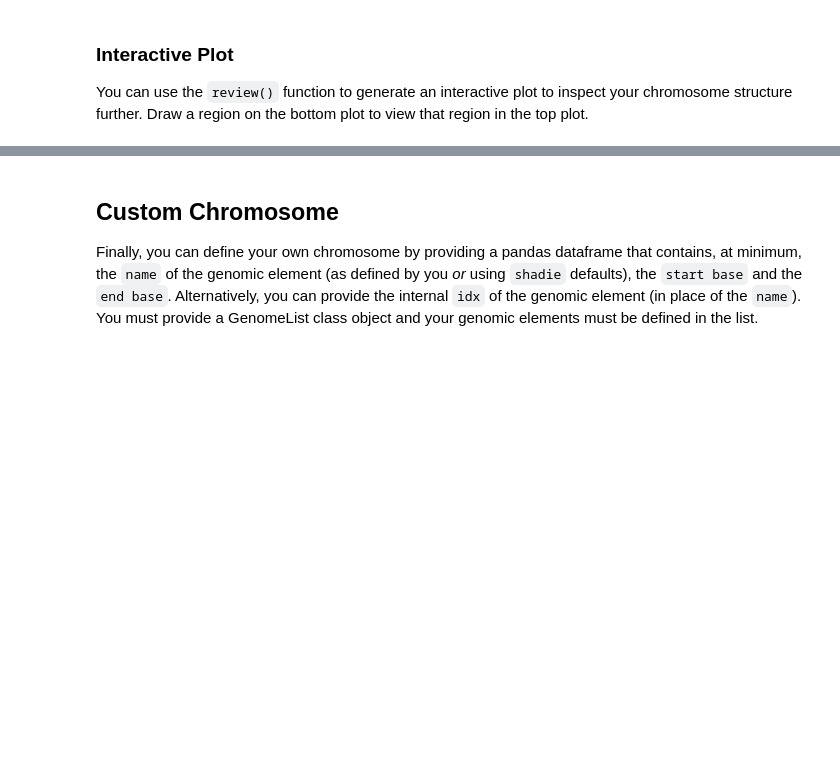
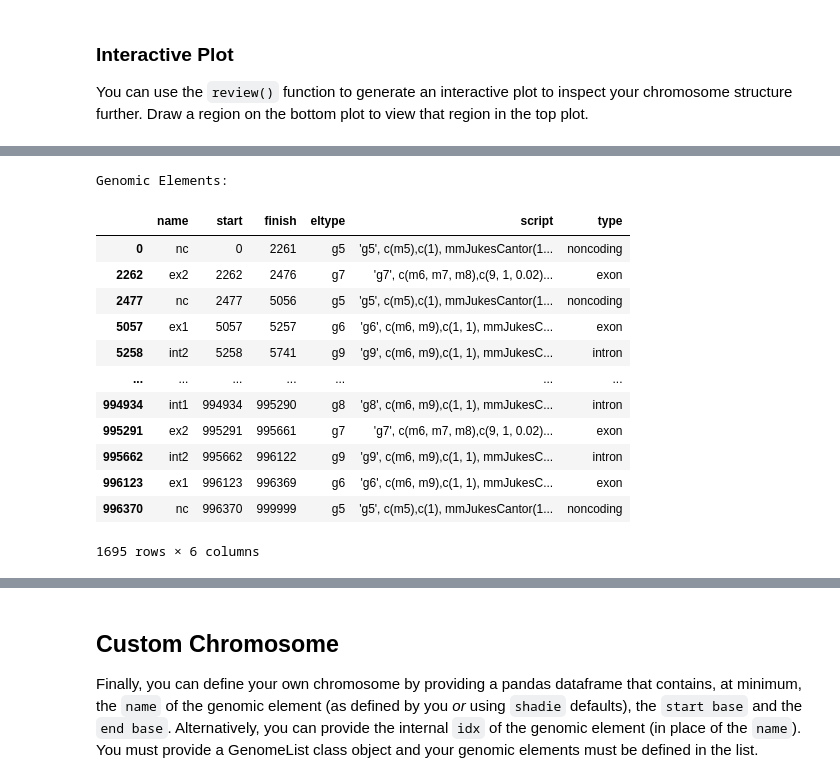
Before and after one commit to elissasoroj/shadie, a Jupyter notebook: shadie/notebooks/2 - Chromosome Tutorial.ipynb, the cells around one changed output, grey strips where cells are left out. Drawn from its saved outputs; the diff is of its cells as text; code cells hidden in the pictures; blank space fills up the shorter version.

```diff
--- a/shadie/notebooks/2 - Chromosome Tutorial.ipynb
+++ b/shadie/notebooks/2 - Chromosome Tutorial.ipynb
@@ -91,0 +125,23 @@ Interactive altair chromosome map:
+# %%
+from shadie import ElementList
+from shadie import ElementType
+from shadie import MutationType
+from shadie import MutationList
+
+#create your custom mutation types and save to a MutationList
+mut1 = MutationType(0.5, "f", 0)
+mut2 = MutationType(0.5, "e", 0.4)
+mut3 = MutationType(0.5, "n", 0.4, .1)
+mut4 = MutationType(0.5, "w", 0.3, 0.2)
+mut5 = MutationType(0.5, "g", -0.4, .1)
+
+mutlist = MutationList(mut1, mut2, mut3, mut4, mut5)
+
+#create your custom genomic element types and save to an ElementList
+noncod = ElementType(mut1, 1, altname = "nc")
+exon1 = ElementType([mut2, mut5], [1, 1], altname = "ex1")
+exon2 = ElementType([mut2, mut3, mut4], [9, 1, .02], altname = "ex2")
+intron1 = ElementType([mut2, mut5], [1, 1], altname = "int1")
+intron2 = ElementType([mut2, mut5], [1, 1], altname = "int2")
+
+mycustomlist = ElementList(mutlist, noncod, exon1, exon2, intron1, intron2)
@@ -91,0 +154,9 @@ Interactive altair chromosome map:
+# %%
+from shadie import Build
+
+#initialize the Build class object
+custom_build = Build(
+    exons = [exon1, exon2],
+    introns = [intron1, intron2],
+    noncoding = [noncod],
+    elementlist = mycustomlist)
@@ -91,0 +184,21 @@ Interactive altair chromosome map:
+# %%
+from shadie import Chromosome
+
+customized_chrom = Chromosome(genome = custom_build)
+# %%
+customized_chrom.review("elements")
+# %% [output]
+Genomic Elements:
+|  | name | start | finish | eltype | script | type |
+| 0 | nc | 0 | 2261 | g5 | 'g5', c(m5),c(1), mmJukesCantor(1... | noncoding |
+| 2262 | ex2 | 2262 | 2476 | g7 | 'g7', c(m6, m7, m8),c(9, 1, 0.02)... | exon |
+| 2477 | nc | 2477 | 5056 | g5 | 'g5', c(m5),c(1), mmJukesCantor(1... | noncoding |
+| 5057 | ex1 | 5057 | 5257 | g6 | 'g6', c(m6, m9),c(1, 1), mmJukesC... | exon |
+| 5258 | int2 | 5258 | 5741 | g9 | 'g9', c(m6, m9),c(1, 1), mmJukesC... | intron |
+| ... | ... | ... | ... | ... | ... | ... |
+| 994934 | int1 | 994934 | 995290 | g8 | 'g8', c(m6, m9),c(1, 1), mmJukesC... | intron |
+| 995291 | ex2 | 995291 | 995661 | g7 | 'g7', c(m6, m7, m8),c(9, 1, 0.02)... | exon |
+| 995662 | int2 | 995662 | 996122 | g9 | 'g9', c(m6, m9),c(1, 1), mmJukesC... | intron |
+| 996123 | ex1 | 996123 | 996369 | g6 | 'g6', c(m6, m9),c(1, 1), mmJukesC... | exon |
+| 996370 | nc | 996370 | 999999 | g5 | 'g5', c(m5),c(1), mmJukesCantor(1... | noncoding |
+1695 rows × 6 columns
```
Also changed, not shown: parts of 12 cells of this notebook.
